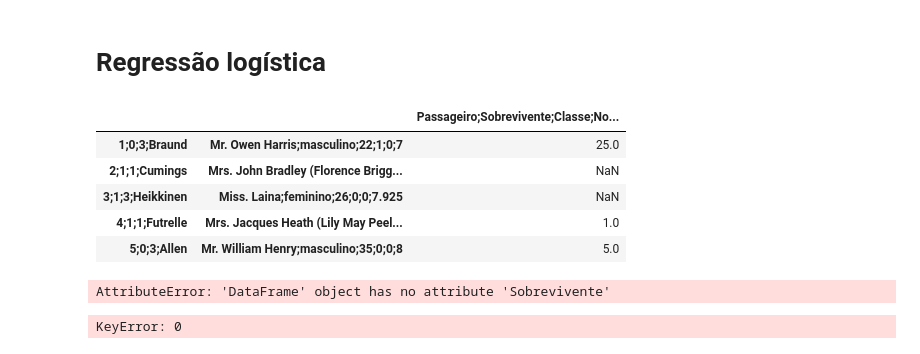
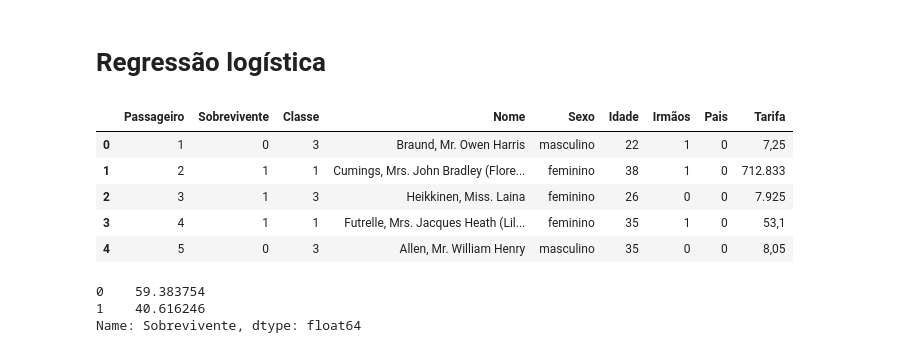
Before and after one commit to Lucaasfelipe/Modelos-Estatisticos, a Jupyter notebook: Regressão logística .ipynb, the cells around one changed output. Cells and saved outputs as stored; diff of their text form; code cells hidden in the pictures.

```diff
--- a/Regressão logística .ipynb
+++ b/Regressão logística .ipynb
@@ -16,15 +16,15 @@ from sklearn.metrics import roc_auc_score, roc_curve, classification_report,\
                             accuracy_score, confusion_matrix, auc
 # %%
 # Importando dados do "Dados Titanic.csv"
-titanic = pd.read_csv('C:\Cientista de dados\Modelos-Estatisticos\Dados Titanic.csv', encoding='ISO-8859-1')
+titanic = pd.read_csv('C:\Cientista de dados\Modelos-Estatisticos\Dados Titanic.csv', encoding='ISO-8859-1', sep=';')
 titanic.head()
 # %% [output]
-|  |  | Passageiro;Sobrevivente;Classe;No... |
-| 1;0;3;Braund | Mr. Owen Harris;masculino;22;1;0;7 | 25.0 |
-| 2;1;1;Cumings | Mrs. John Bradley (Florence Brigg... | NaN |
-| 3;1;3;Heikkinen | Miss. Laina;feminino;26;0;0;7.925 | NaN |
-| 4;1;1;Futrelle | Mrs. Jacques Heath (Lily May Peel... | 1.0 |
-| 5;0;3;Allen | Mr. William Henry;masculino;35;0;0;8 | 5.0 |
+|  | Passageiro | Sobrevivente | Classe | Nome | Sexo | Idade | Irmãos | Pais | Tarifa |
+| 0 | 1 | 0 | 3 | Braund, Mr. Owen Harris | masculino | 22 | 1 | 0 | 7,25 |
+| 1 | 2 | 1 | 1 | Cumings, Mrs. John Bradley (Flore... | feminino | 38 | 1 | 0 | 712.833 |
+| 2 | 3 | 1 | 3 | Heikkinen, Miss. Laina | feminino | 26 | 0 | 0 | 7.925 |
+| 3 | 4 | 1 | 1 | Futrelle, Mrs. Jacques Heath (Lil... | feminino | 35 | 1 | 0 | 53,1 |
+| 4 | 5 | 0 | 3 | Allen, Mr. William Henry | masculino | 35 | 0 | 0 | 8,05 |
 # %%
 def freq(x: pd.Series, plot=False):
     contagem = x.value_counts()
@@ -38,4 +38,6 @@ def freq(x: pd.Series, plot=False):
 # Quantos sobreviveram e não sobreviveram
 (titanic.Sobrevivente.value_counts() / titanic.shape[0]) * 100
 # %% [output]
-AttributeError: 'DataFrame' object has no attribute 'Sobrevivente'
+0    59.383754
+1    40.616246
+Name: Sobrevivente, dtype: float64
@@ -46,4 +43,0 @@ df = pd.DataFrame(titanic)
-# %%
-df.loc[0, 'Sobrevivente']
-# %% [output]
-KeyError: 0
```
Also changed, not shown: parts of 7 cells of this notebook.
